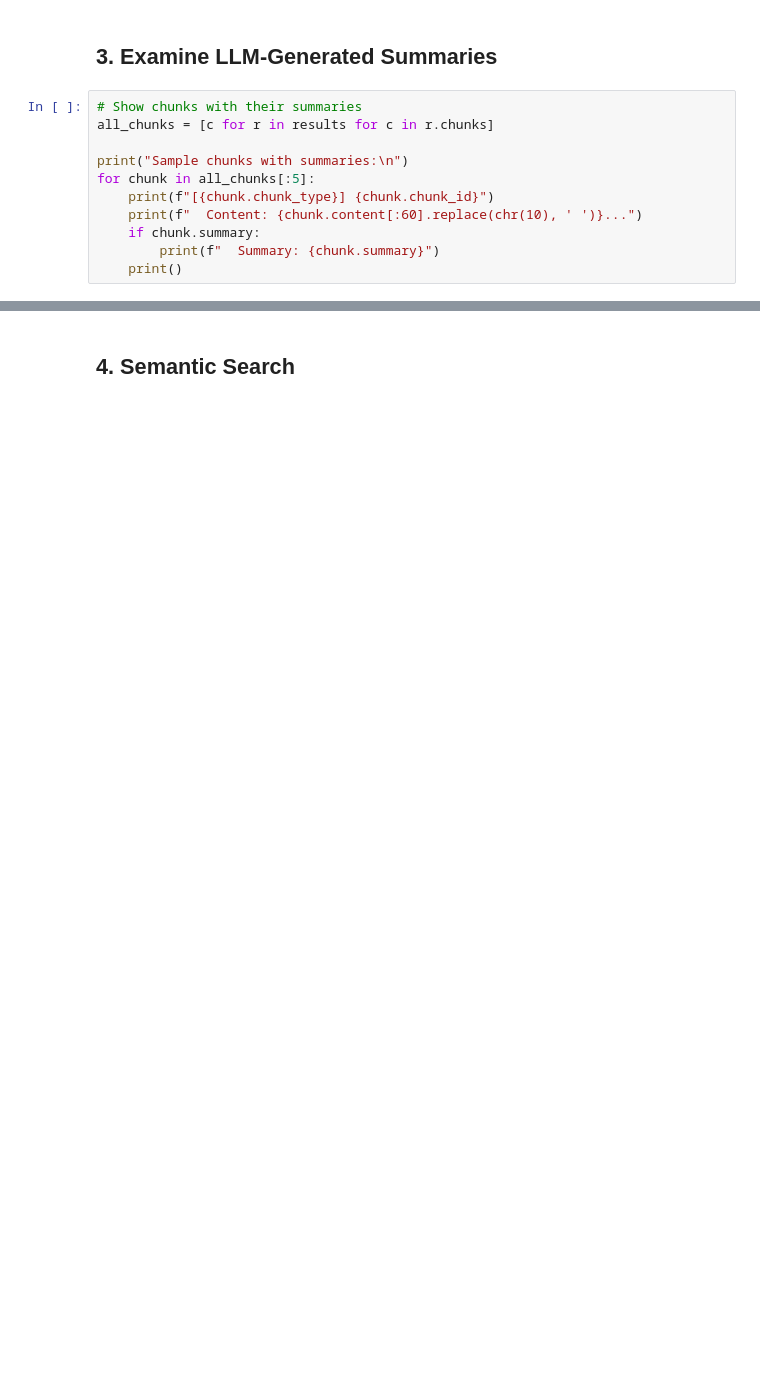
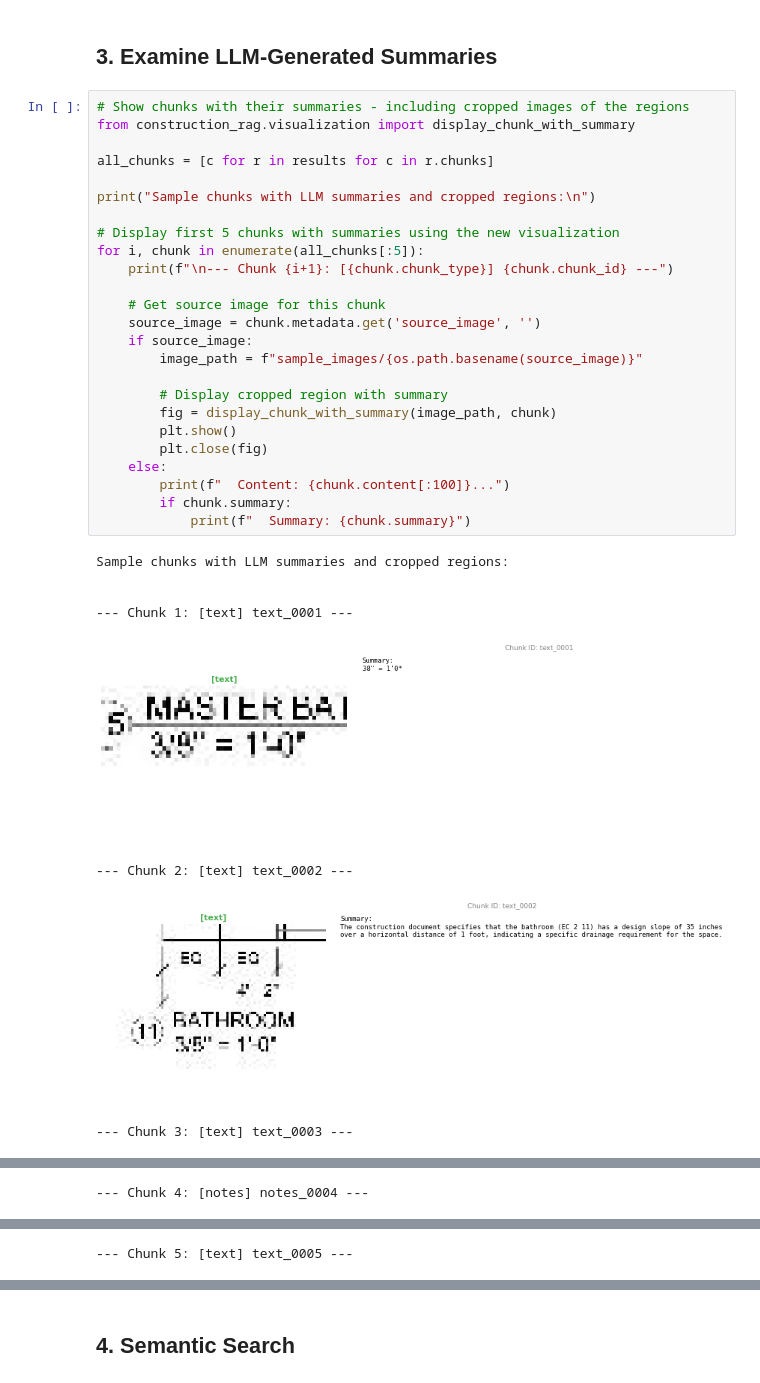
Before and after one commit to noelalexjoseph/CD-SemanticChunker, a Jupyter notebook: examples/02_full_pipeline.ipynb, the cells around one changed output, grey strips where cells are left out. Saved outputs shown, nothing was run; the diff lists cells and outputs as text; blank space fills up the shorter version.

```diff
--- a/examples/02_full_pipeline.ipynb
+++ b/examples/02_full_pipeline.ipynb
@@ -60,13 +173,36 @@ print(f"  Average time/image: {total_time/len(results):.1f}s")
 # %% [markdown]
 ## 3. Examine LLM-Generated Summaries
 # %%
-# Show chunks with their summaries
+# Show chunks with their summaries - including cropped images of the regions
+from construction_rag.visualization import display_chunk_with_summary
+
 all_chunks = [c for r in results for c in r.chunks]
 
-print("Sample chunks with summaries:\n")
-for chunk in all_chunks[:5]:
-    print(f"[{chunk.chunk_type}] {chunk.chunk_id}")
-    print(f"  Content: {chunk.content[:60].replace(chr(10), ' ')}...")
-    if chunk.summary:
-        print(f"  Summary: {chunk.summary}")
-    print()
+print("Sample chunks with LLM summaries and cropped regions:\n")
+
+# Display first 5 chunks with summaries using the new visualization
+for i, chunk in enumerate(all_chunks[:5]):
+    print(f"\n--- Chunk {i+1}: [{chunk.chunk_type}] {chunk.chunk_id} ---")
+
+    # Get source image for this chunk
+    source_image = chunk.metadata.get('source_image', '')
+    if source_image:
+        image_path = f"sample_images/{os.path.basename(source_image)}"
+
+        # Display cropped region with summary
+        fig = display_chunk_with_summary(image_path, chunk)
+        plt.show()
+        plt.close(fig)
+    else:
+        print(f"  Content: {chunk.content[:100]}...")
+        if chunk.summary:
+            print(f"  Summary: {chunk.summary}")
+# %% [output]
+Sample chunks with LLM summaries and cropped regions:
+
+
+--- Chunk 1: [text] text_0001 ---
+[figure, added]
+--- Chunk 2: [text] text_0002 ---
+[figure, added]
+--- Chunk 3: [text] text_0003 ---
@@ -72,0 +210 @@ for chunk in all_chunks[:5]:
+--- Chunk 4: [notes] notes_0004 ---
@@ -72,0 +212 @@ for chunk in all_chunks[:5]:
+--- Chunk 5: [text] text_0005 ---
```
Also changed, not shown: parts of 14 cells of this notebook, 52 other files.
